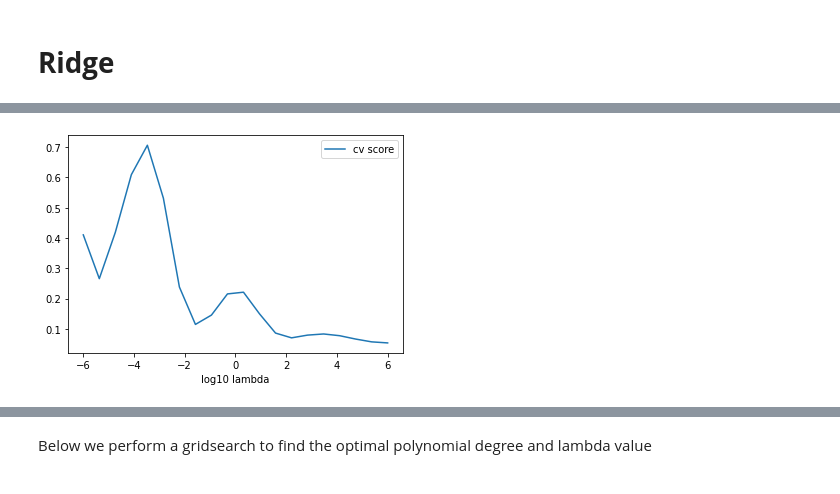
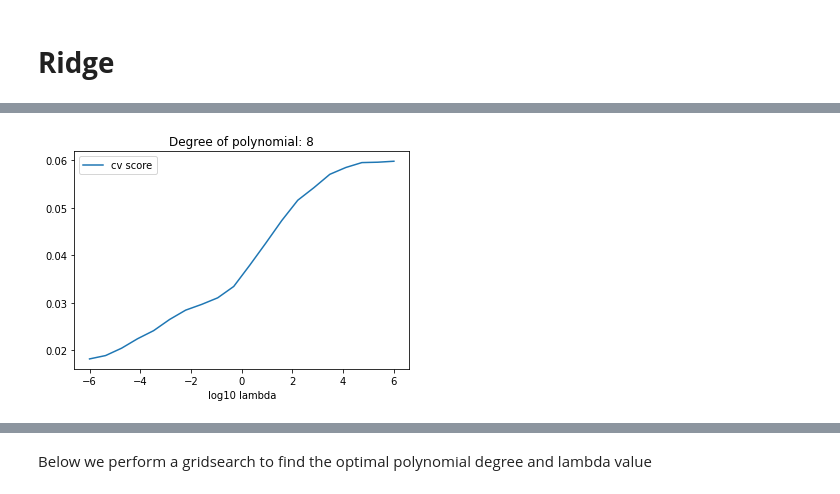
Before and after one commit to haakontm/FYS4155-Project1, a Jupyter notebook: ex6.ipynb, the cells around one changed output, grey strips where cells are left out. Drawn from its saved outputs; the diff is of its cells as text; code cells hidden in the pictures.

Commit message:
Change to using a downsampled image

```diff
--- a/ex6.ipynb
+++ b/ex6.ipynb
@@ -36,7 +36,7 @@ from tqdm import tqdm
 from sklearn.pipeline import make_pipeline
 from sklearn.preprocessing import StandardScaler
 
-z = te2000n2500[150051000,
+z = te2000n2500:20[150051000:20,
 z -= np.min(z)
 z = z / np.max(z)
 
@@ -160,7 +160,7 @@ cv_score_itr = 0
 for lmb in tqdm(lambdas):
     X = create_X(x, y, degree)
     model = make_pipeline(StandardScaler(), Ridge(lmb, fit_intercept=True))
-    ridge_cv_score[cv_score_itr] = -np.mean(cross_val_score(model, X, z.reshape(-1, 1), scoring='neg_mean_squared_error', cv=KFold(10)))
+    ridge_cv_score[cv_score_itr] = -np.mean(cross_val_score(model, X, z.reshape(-1, 1), scoring='neg_mean_squared_error', cv=KFold(10, shuffle=True)))
     cv_score_itr += 1
 # %%
 fig, ax = plt.subplots()
@@ -175,11 +175,12 @@ plt.show()how()
 # %%
 fig, ax = plt.subplots()
 ax.plot(np.log10(lambdas), ridge_cv_score, label='cv score')
 ax.legend()
+ax.set_title('Degree of polynomial: {}'.format(degree - 1))
 ax.set_xlabel('log10 lambda')
 plt.show()
 # %% [output]
-[figure, old version]
+[figure, new version]
 # %%
 fig, ax = plt.subplots()
 ax.plot(np.log10(lambdas), ridge_r2, label='r2 score')
```
Also changed, not shown: parts of 21 cells of this notebook.
